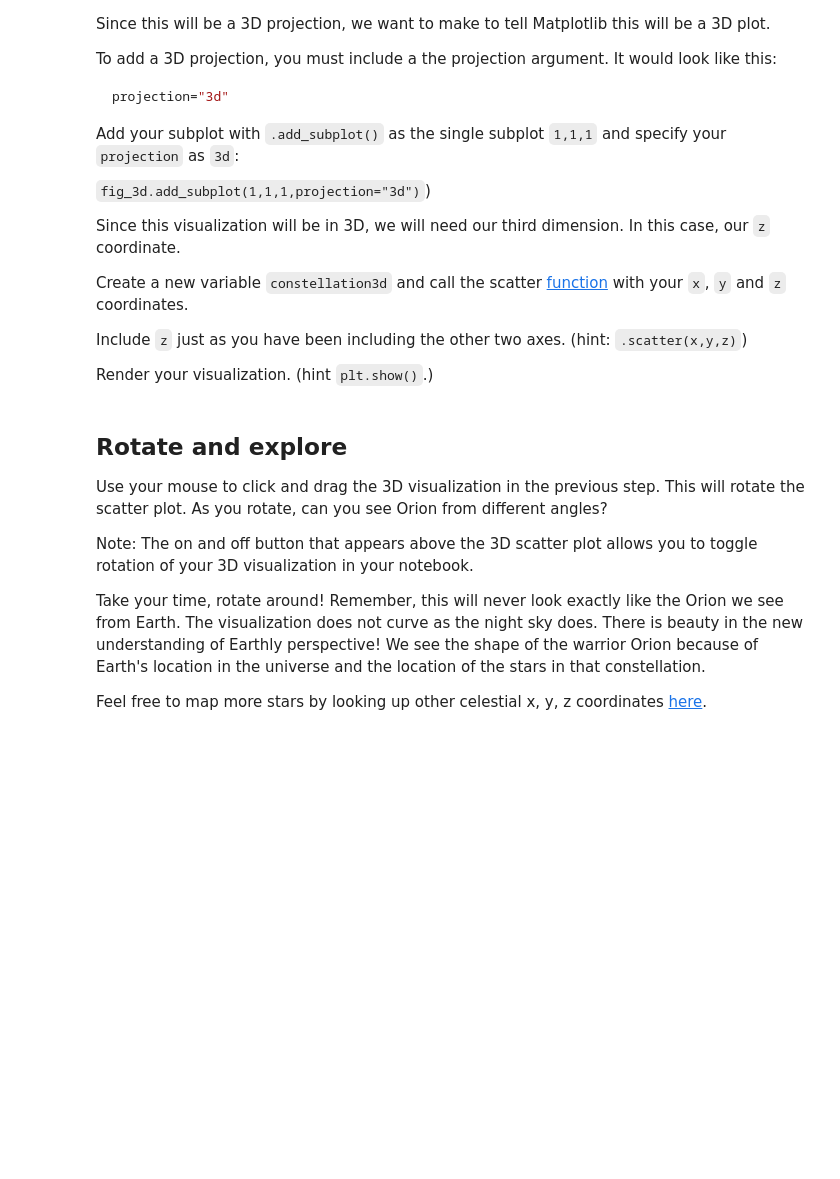
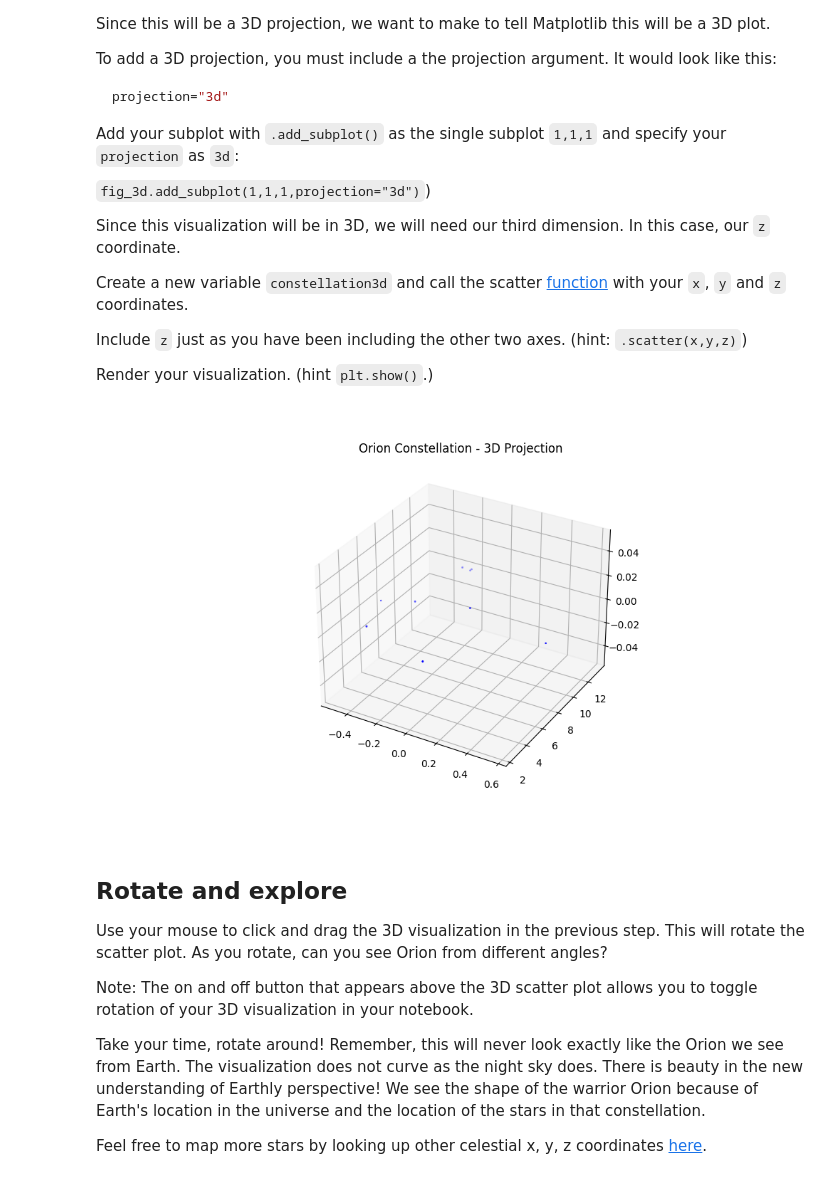
Before and after one commit to 7086600/orion_constellation_project, a Jupyter notebook: orion_project.ipynb, the cells around one changed output. Cells and saved outputs as stored; diff of their text form; code cells hidden in the pictures; blank space fills up the shorter version.

```diff
--- a/orion_project.ipynb
+++ b/orion_project.ipynb
@@ -73,6 +82,14 @@ Create a new variable `constellation3d` and call the scatter [function](https://
 Include `z` just as you have been including the other two axes. (hint: `.scatter(x,y,z)`)
 
 Render your visualization. (hint `plt.show()`.)
+# %%
+fig_3d = plt.figure(figsize=(10, 6))
+fig_3d.add_subplot(1,1,1, projection='3d')
+constellation3d = plt.scatter(x, y, z, color='blue', marker='*')
+plt.title('Orion Constellation - 3D Projection')
+plt.show()
+# %% [output]
+[figure, added]
 # %% [markdown]
 ## Rotate and explore
 
```
Also changed, not shown: parts of 2 cells of this notebook.
